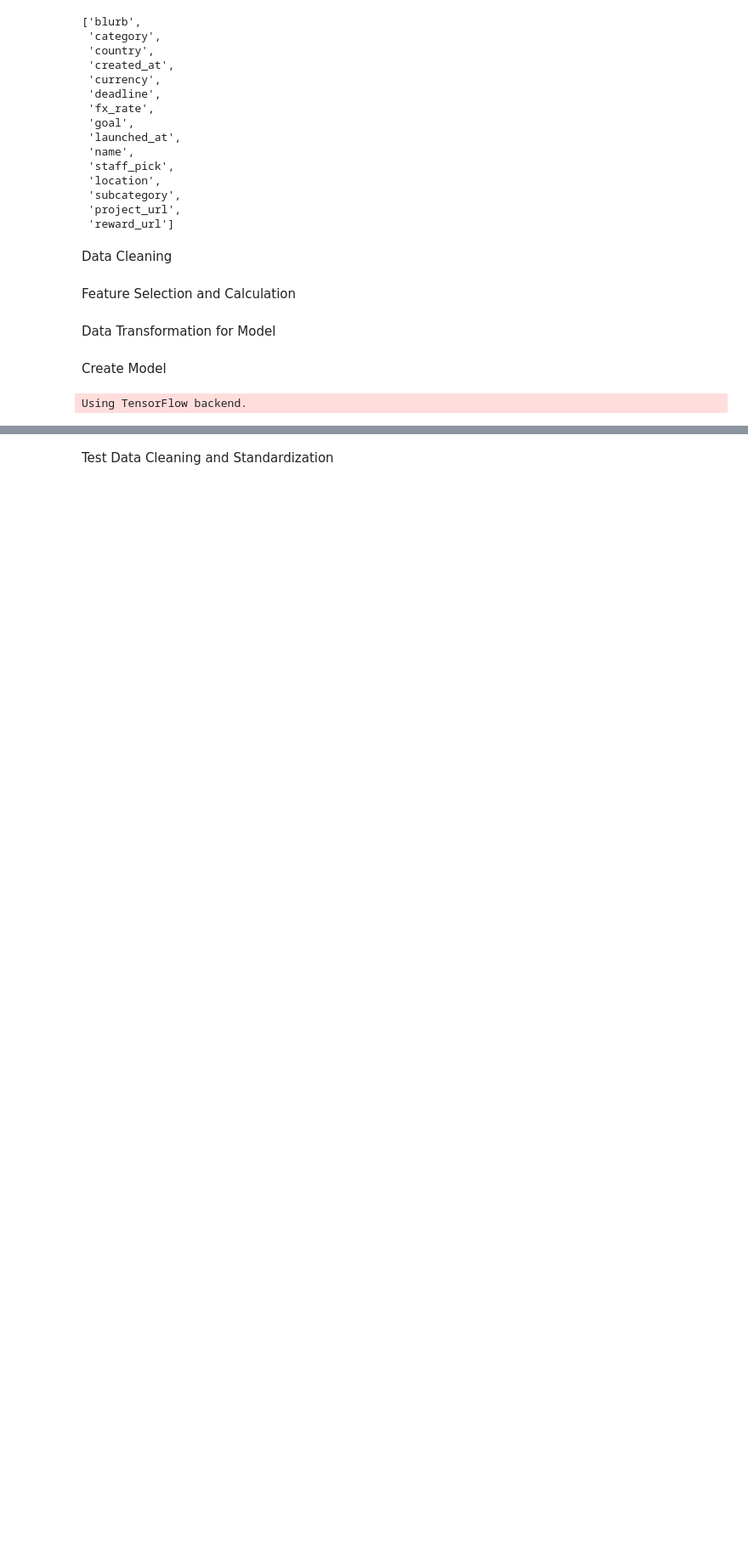
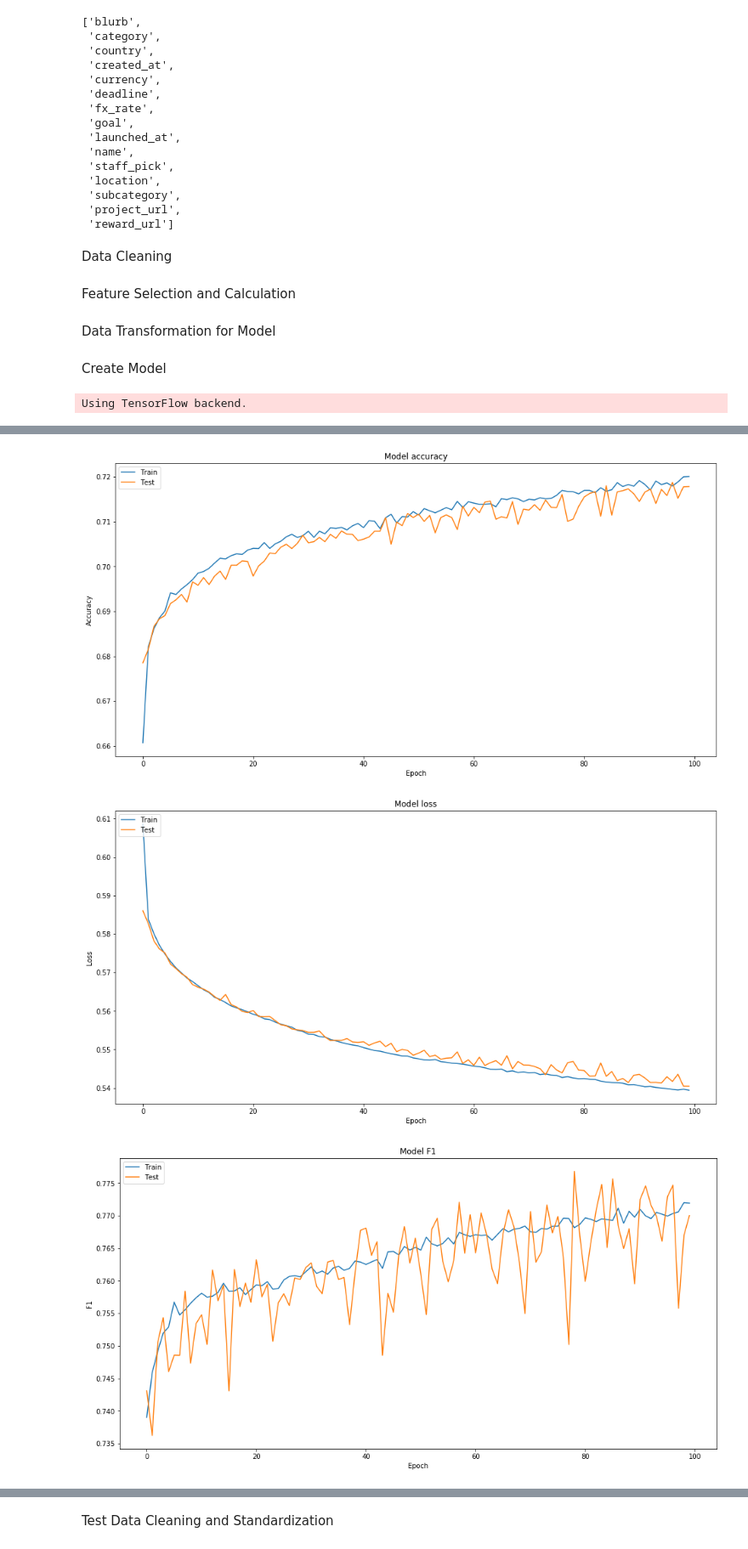
Before and after one commit to hetvankarsa/IntroDSKickstarter, a Jupyter notebook: final_kickstarter.ipynb, the cells around one changed output, grey strips where cells are left out. Shown: that part at 85% size. Cells and saved outputs as stored; diff of their text form; code cells hidden in the pictures; blank space fills up the shorter version.

```diff
--- a/final_kickstarter.ipynb
+++ b/final_kickstarter.ipynb
@@ -157,7 +156,6 @@ for i in range(len(data_train)):
         name_length.append(0)
     else:
         name_length.append(len(data_train.iloc[i].name_length))
-        data_train['name_length'] = name_length
 data_train['name_length'] = name_length
 # %%
 #competitors_qtr
@@ -229,8 +227,8 @@ data_f = data_train[['goal', 'staff_pick', 'blurb_length', 'period_lc', 'period_
 #standardize: MinMax
 data_fminmax = data_f
 dataset_mm = data_fminmax.values
-X = dataset[:,0:24]
-Y_mm = dataset[:,24]
+X = dataset_mm[:,0:24]
+Y_mm = dataset_mm[:,24]
 scaler = MinMaxScaler()
 MinMaxScaler(copy=True, feature_range=(0, 1))
 MinMaxScaler.fit(scaler, X)
@@ -271,5 +270,5 @@ output_l = Dense(1, activation='sigmoid')(hidden1)
 model = Model(inputs=input_l, outputs=output_l)
 model.compile(optimizer='adam', loss='binary_crossentropy', metrics=['accuracy',f1_m,precision_m, recall_m])
 # %%
-history = model.fit(X_train_mm, Y_train_mm, batch_size=32, epochs=150, verbose = 1)
+history = model.fit(X_train_mm, Y_train_mm, batch_size=32, epochs=100, verbose = 1, validation_split=0.30)
 # %% [output]
@@ -298,0 +298,49 @@ print(results)
+# %%
+#Plot training & validation accuracy
+plt.plot(history.history['accuracy'])
+plt.plot(history.history['val_accuracy'])
+plt.title('Model accuracy')
+plt.ylabel('Accuracy')
+plt.xlabel('Epoch')
+plt.legend(['Train', 'Test'], loc='upper left')
+plt.show()
+
+# Plot training & validation loss values
+ax2 = plt.plot(history.history['loss'])
+ax2= plt.plot(history.history['val_loss'])
+plt.title('Model loss')
+plt.ylabel('Loss')
+plt.xlabel('Epoch')
+plt.legend(['Train', 'Test'], loc='upper left')
+plt.show()
+
+#Plot training & validation F-1
+plt.plot(history.history['f1_m'])
+plt.plot(history.history['val_f1_m'])
+plt.title('Model F1')
+plt.ylabel('F1')
+plt.xlabel('Epoch')
+plt.legend(['Train', 'Test'], loc='upper left')
+plt.show()
+
+#Plot training & validation recall
+plt.plot(history.history['recall_m'])
+plt.plot(history.history['val_recall_m'])
+plt.title('Model Recall')
+plt.ylabel('Recall')
+plt.xlabel('Epoch')
+plt.legend(['Train', 'Test'], loc='upper left')
+plt.show()
+
+#Plot training & validation precision
+plt.plot(history.history['precision_m'])
+plt.plot(history.history['val_precision_m'])
+plt.title('Model Precision')
+plt.ylabel('Precision')
+plt.xlabel('Epoch')
+plt.legend(['Train', 'Test'], loc='upper left')
+plt.show()
+# %% [output]
+[figure, added]
+[figure, added]
+[figure, added]
```
Also changed, not shown: parts of 18 cells of this notebook.
